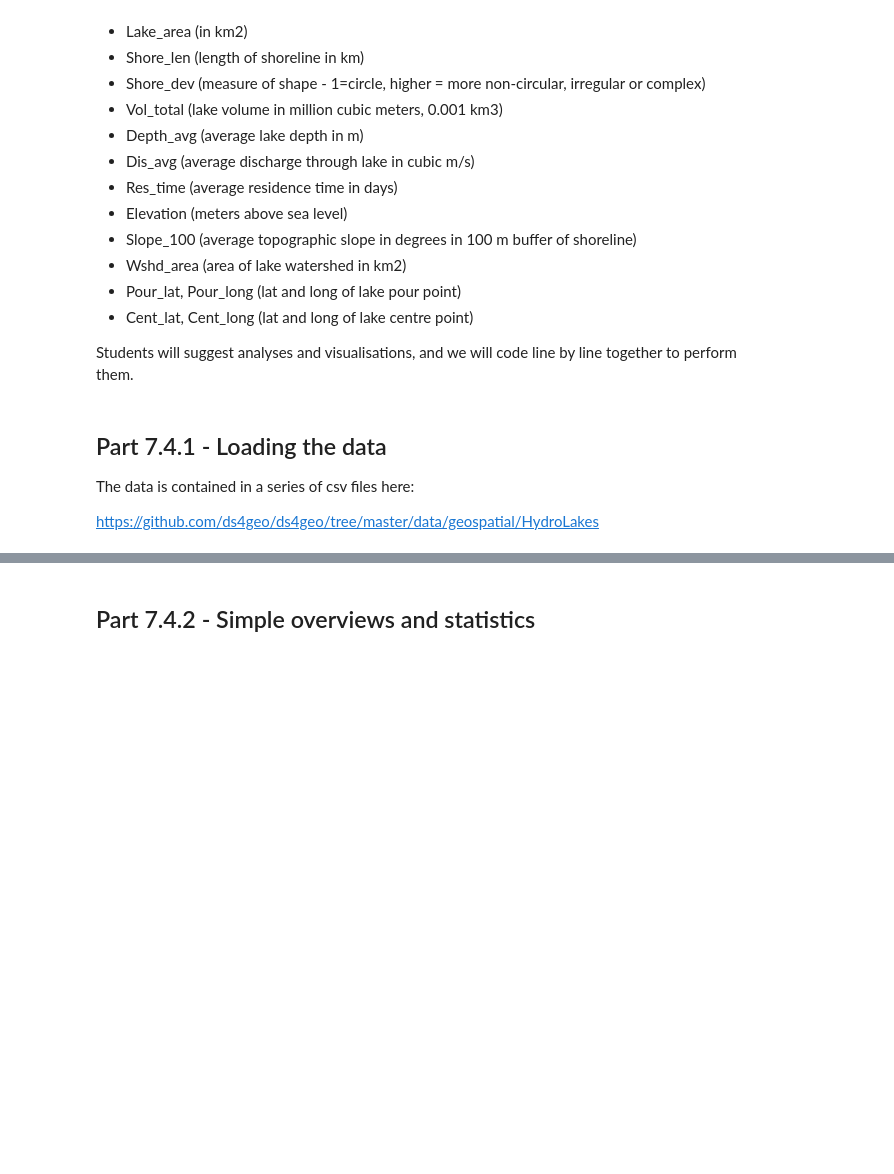
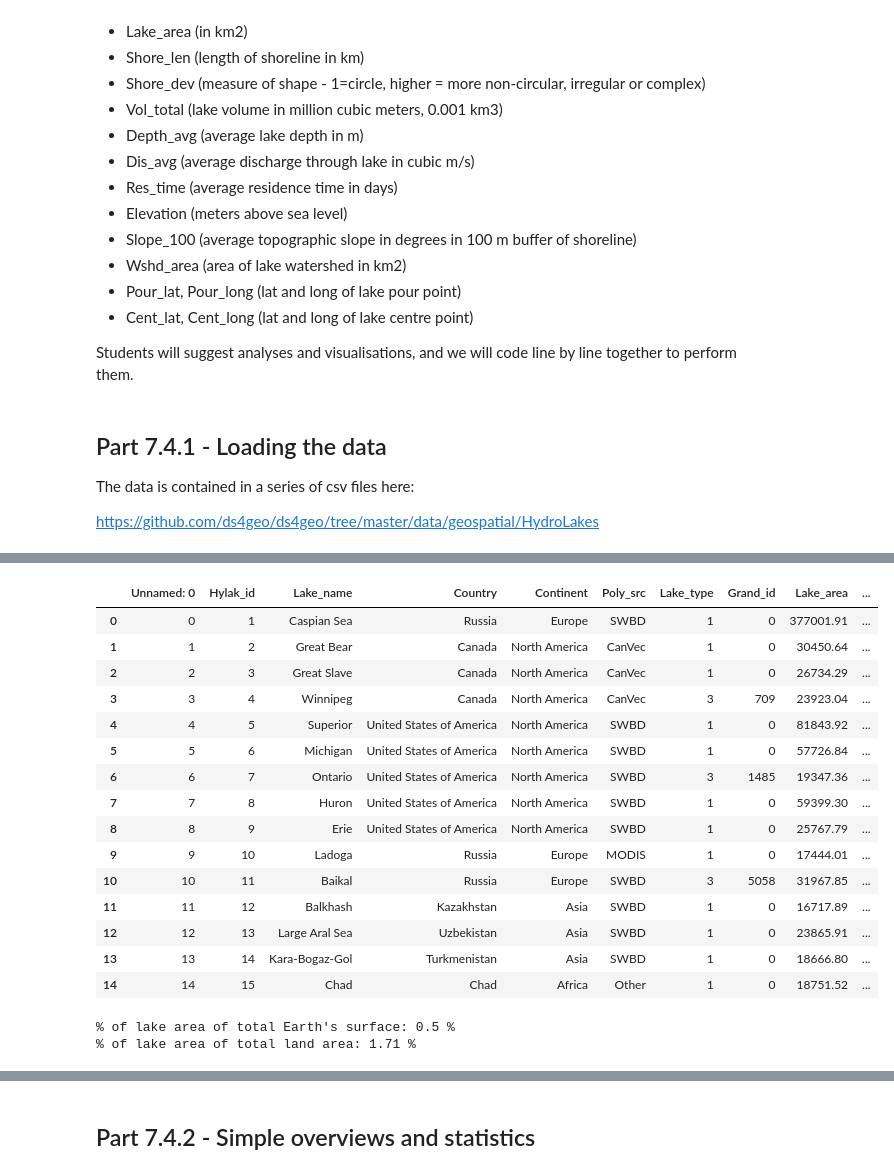
Before and after one commit to ds4geo/ds4geo, a Jupyter notebook: WS 2020 Course Notes/Session 7.ipynb, the cells around one changed output, grey strips where cells are left out. Saved outputs shown, nothing was run; the diff lists cells and outputs as text; code cells hidden in the pictures; blank space fills up the shorter version.

```diff
--- a/WS 2020 Course Notes/Session 7.ipynb
+++ b/WS 2020 Course Notes/Session 7.ipynb
@@ -81,0 +93,7 @@ https://github.com/ds4geo/ds4geo/tree/master/data/geospatial/HydroLakes
+# %%
+root = "https://github.com/ds4geo/ds4geo/blob/master/data/geospatial/HydroLakes/HydroLAKES_points_v10_chunk{}.csv?raw=true"
+
+chunks = []
+for i in range(29):
+  d = pd.read_csv(root.format(i))
+  chunks.append(d)
@@ -81,0 +109,31 @@ https://github.com/ds4geo/ds4geo/tree/master/data/geospatial/HydroLakes
+# %%
+dat = pd.concat(chunks)
+# %%
+dat.head(15)
+# %% [output]
+|  | Unnamed: 0 | Hylak_id | Lake_name | Country | Continent | Poly_src | Lake_type | Grand_id | Lake_area | ... |
+| 0 | 0 | 1 | Caspian Sea | Russia | Europe | SWBD | 1 | 0 | 377001.91 | ... |
+| 1 | 1 | 2 | Great Bear | Canada | North America | CanVec | 1 | 0 | 30450.64 | ... |
+| 2 | 2 | 3 | Great Slave | Canada | North America | CanVec | 1 | 0 | 26734.29 | ... |
+| 3 | 3 | 4 | Winnipeg | Canada | North America | CanVec | 3 | 709 | 23923.04 | ... |
+| 4 | 4 | 5 | Superior | United States of America | North America | SWBD | 1 | 0 | 81843.92 | ... |
+| 5 | 5 | 6 | Michigan | United States of America | North America | SWBD | 1 | 0 | 57726.84 | ... |
+| 6 | 6 | 7 | Ontario | United States of America | North America | SWBD | 3 | 1485 | 19347.36 | ... |
+| 7 | 7 | 8 | Huron | United States of America | North America | SWBD | 1 | 0 | 59399.30 | ... |
+| 8 | 8 | 9 | Erie | United States of America | North America | SWBD | 1 | 0 | 25767.79 | ... |
+| 9 | 9 | 10 | Ladoga | Russia | Europe | MODIS | 1 | 0 | 17444.01 | ... |
+| 10 | 10 | 11 | Baikal | Russia | Europe | SWBD | 3 | 5058 | 31967.85 | ... |
+| 11 | 11 | 12 | Balkhash | Kazakhstan | Asia | SWBD | 1 | 0 | 16717.89 | ... |
+| 12 | 12 | 13 | Large Aral Sea | Uzbekistan | Asia | SWBD | 1 | 0 | 23865.91 | ... |
+| 13 | 13 | 14 | Kara-Bogaz-Gol | Turkmenistan | Asia | SWBD | 1 | 0 | 18666.80 | ... |
+| 14 | 14 | 15 | Chad | Chad | Africa | Other | 1 | 0 | 18751.52 | ... |
+# %%
+total_lake_area = dat["Lake_area"].sum() - dat.iloc[0]["Lake_area"] # minus Caspian sea
+la_prop_earth = total_lake_area / 510100000
+la_prop_land = total_lake_area / 148940000
+
+print("% of lake area of total Earth's surface:", round(100 * la_prop_earth, 2),"%")
+print("% of lake area of total land area:", round(100 * la_prop_land, 2),"%")
+# %% [output]
+% of lake area of total Earth's surface: 0.5 %
+% of lake area of total land area: 1.71 %
```
Also changed, not shown: parts of 8 cells of this notebook.
